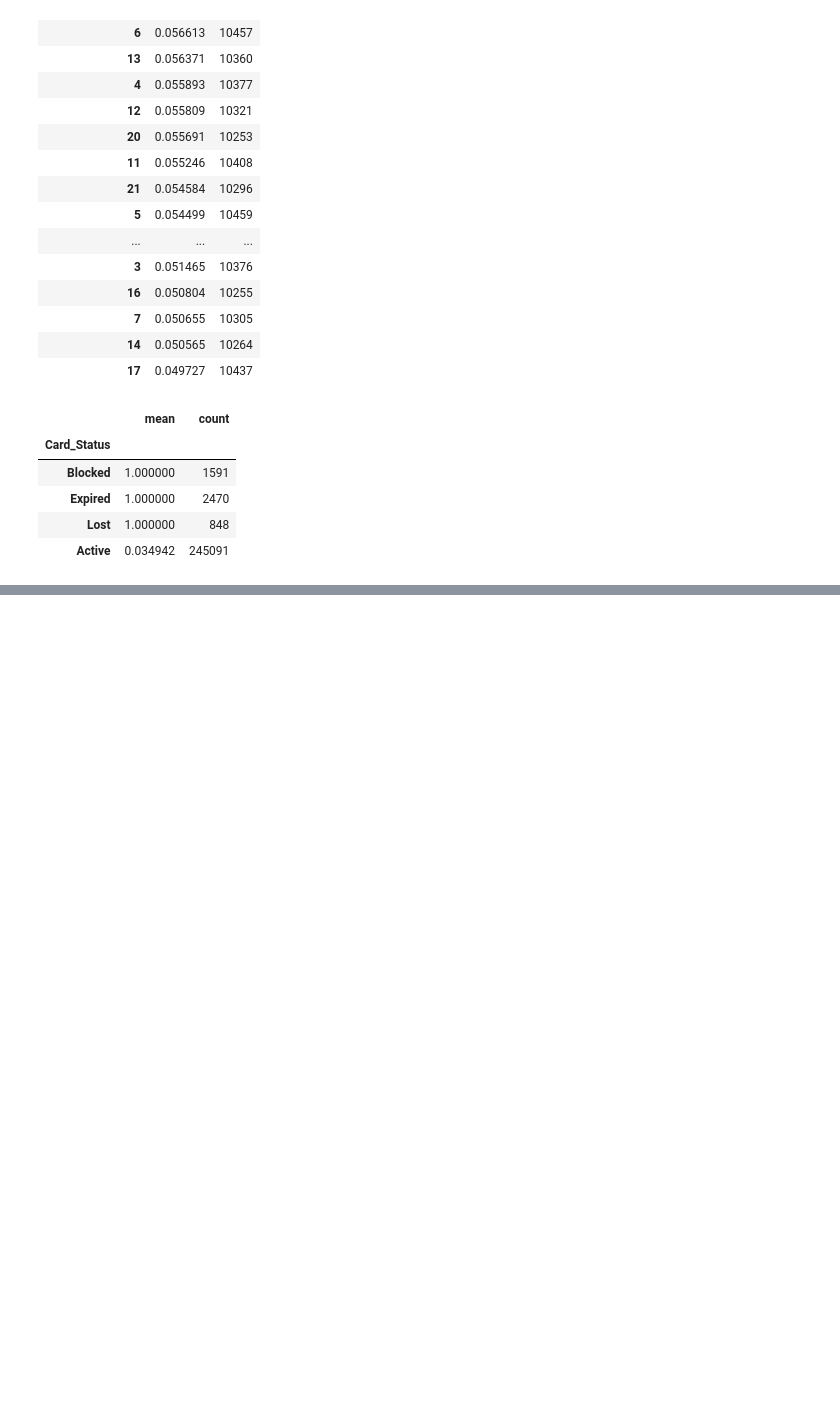
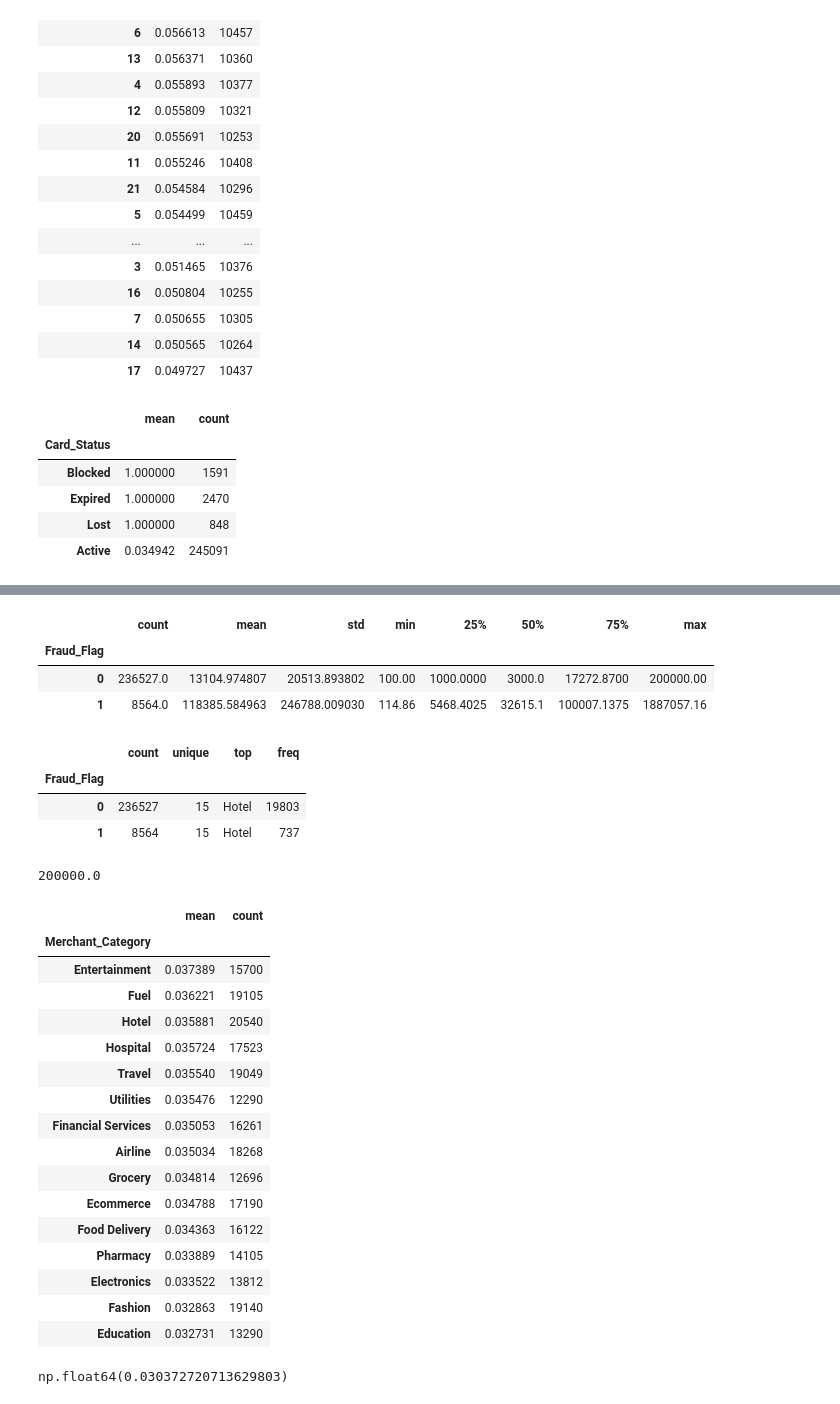
Before and after one commit to Kanjerih/Indian-Financial-Fraud, a Jupyter notebook: Indian-Financial-Fraud.ipynb, the cells around one changed output, grey strips where cells are left out. Saved outputs shown, nothing was run; the diff lists cells and outputs as text; code cells hidden in the pictures; blank space fills up the shorter version.

```diff
--- a/Indian-Financial-Fraud.ipynb
+++ b/Indian-Financial-Fraud.ipynb
@@ -351,0 +392,42 @@ active_df.head()
+# %%
+active_df.groupby('Fraud_Flag')['Transaction_Amount'].describe()
+# %% [output]
+|  | count | mean | std | min | 25% | 50% | 75% | max |
+| Fraud_Flag |  |  |  |  |  |  |  |  |
+| 0 | 236527.0 | 13104.974807 | 20513.893802 | 100.00 | 1000.0000 | 3000.0 | 17272.8700 | 200000.00 |
+| 1 | 8564.0 | 118385.584963 | 246788.009030 | 114.86 | 5468.4025 | 32615.1 | 100007.1375 | 1887057.16 |
+# %%
+active_df.groupby('Fraud_Flag')['Merchant_Category'].describe()
+# %% [output]
+|  | count | unique | top | freq |
+| Fraud_Flag |  |  |  |  |
+| 0 | 236527 | 15 | Hotel | 19803 |
+| 1 | 8564 | 15 | Hotel | 737 |
+# %%
+active_df[active_df['Fraud_Flag'] == 0]['Transaction_Amount'].max()
+# %% [output]
+200000.0
+# %%
+active_df.groupby('Merchant_Category')['Fraud_Flag'].agg(['mean', 'count']).sort_values(by='mean', ascending=False)
+# %% [output]
+|  | mean | count |
+| Merchant_Category |  |  |
+| Entertainment | 0.037389 | 15700 |
+| Fuel | 0.036221 | 19105 |
+| Hotel | 0.035881 | 20540 |
+| Hospital | 0.035724 | 17523 |
+| Travel | 0.035540 | 19049 |
+| Utilities | 0.035476 | 12290 |
+| Financial Services | 0.035053 | 16261 |
+| Airline | 0.035034 | 18268 |
+| Grocery | 0.034814 | 12696 |
+| Ecommerce | 0.034788 | 17190 |
+| Food Delivery | 0.034363 | 16122 |
+| Pharmacy | 0.033889 | 14105 |
+| Electronics | 0.033522 | 13812 |
+| Fashion | 0.032863 | 19140 |
+| Education | 0.032731 | 13290 |
+# %%
+active_df[active_df['Transaction_Amount'] <= 200000]['Fraud_Flag'].mean()
+# %% [output]
+np.float64(0.030372720713629803)
```
Also changed, not shown: parts of 5 cells of this notebook.
